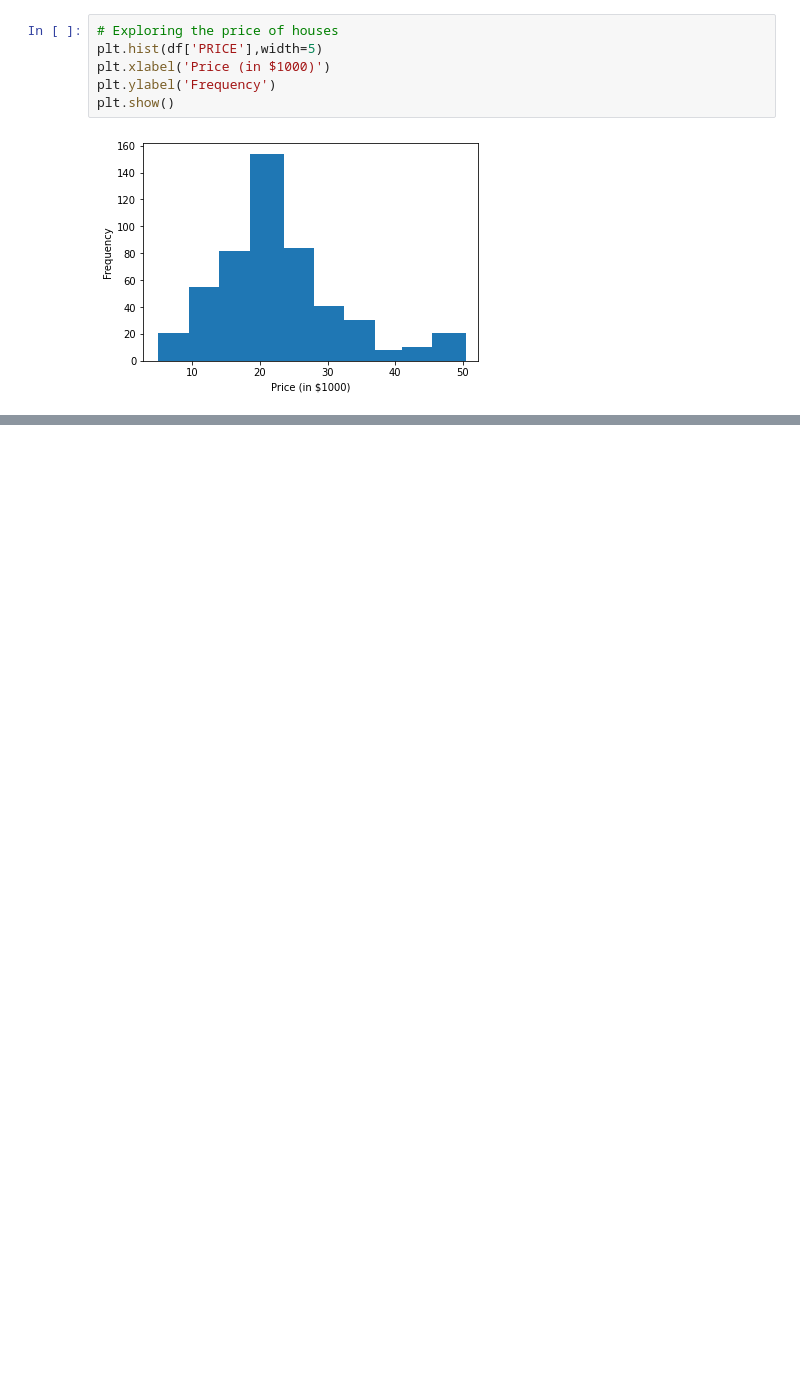
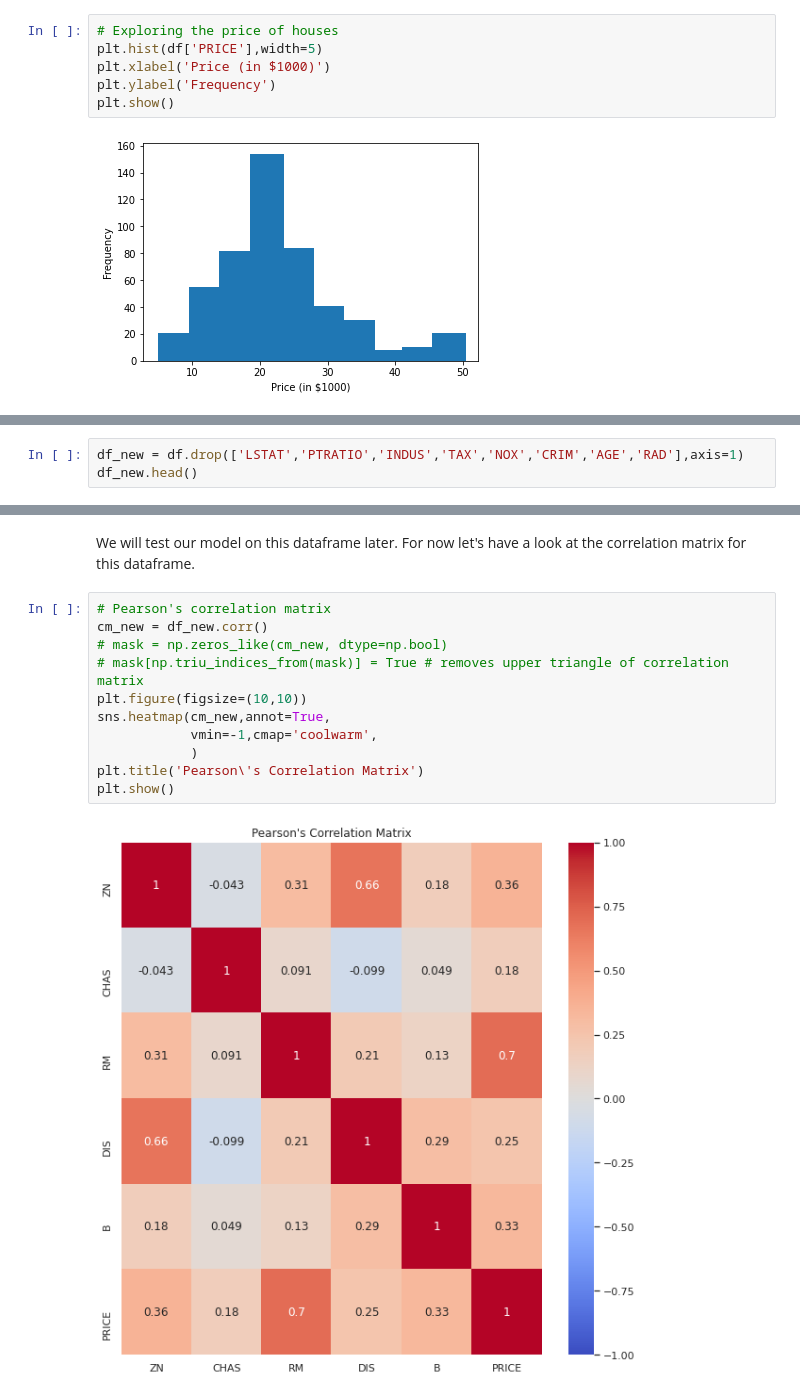
Before and after one commit to dhruvk98/Machine-Learning-Datasets, a Jupyter notebook: boston_housing.ipynb, the cells around one changed output, grey strips where cells are left out. Saved outputs shown, nothing was run; the diff lists cells and outputs as text; blank space fills up the shorter version.

```diff
--- a/boston_housing.ipynb
+++ b/boston_housing.ipynb
@@ -213,0 +158,3 @@ GridSearchCV(cv=3, error_score=nan,
+# %%
+df_new = df.drop(['LSTAT','PTRATIO','INDUS','TAX','NOX','CRIM','AGE','RAD'],axis=1)
+df_new.head()
@@ -213,0 +168,15 @@ GridSearchCV(cv=3, error_score=nan,
+# %% [markdown]
+We will test our model on this dataframe later. For now let's have a look at the correlation matrix for this dataframe.
+# %%
+# Pearson's correlation matrix
+cm_new = df_new.corr()
+# mask = np.zeros_like(cm_new, dtype=np.bool)
+# mask[np.triu_indices_from(mask)] = True # removes upper triangle of correlation matrix
+plt.figure(figsize=(10,10))
+sns.heatmap(cm_new,annot=True,
+            vmin=-1,cmap='coolwarm',
+            )
+plt.title('Pearson\'s Correlation Matrix')
+plt.show()
+# %% [output]
+[figure, added]
```
Also changed, not shown: parts of 62 cells of this notebook.
